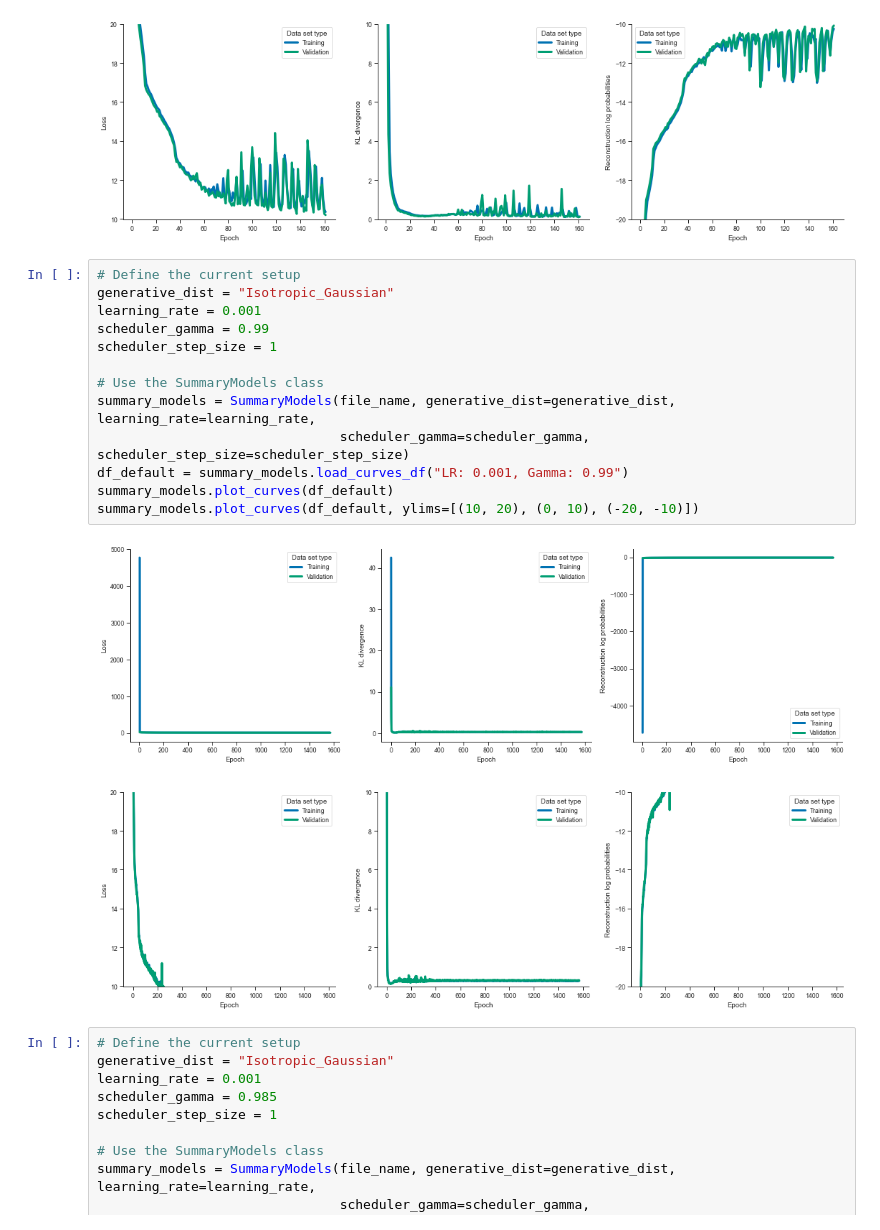
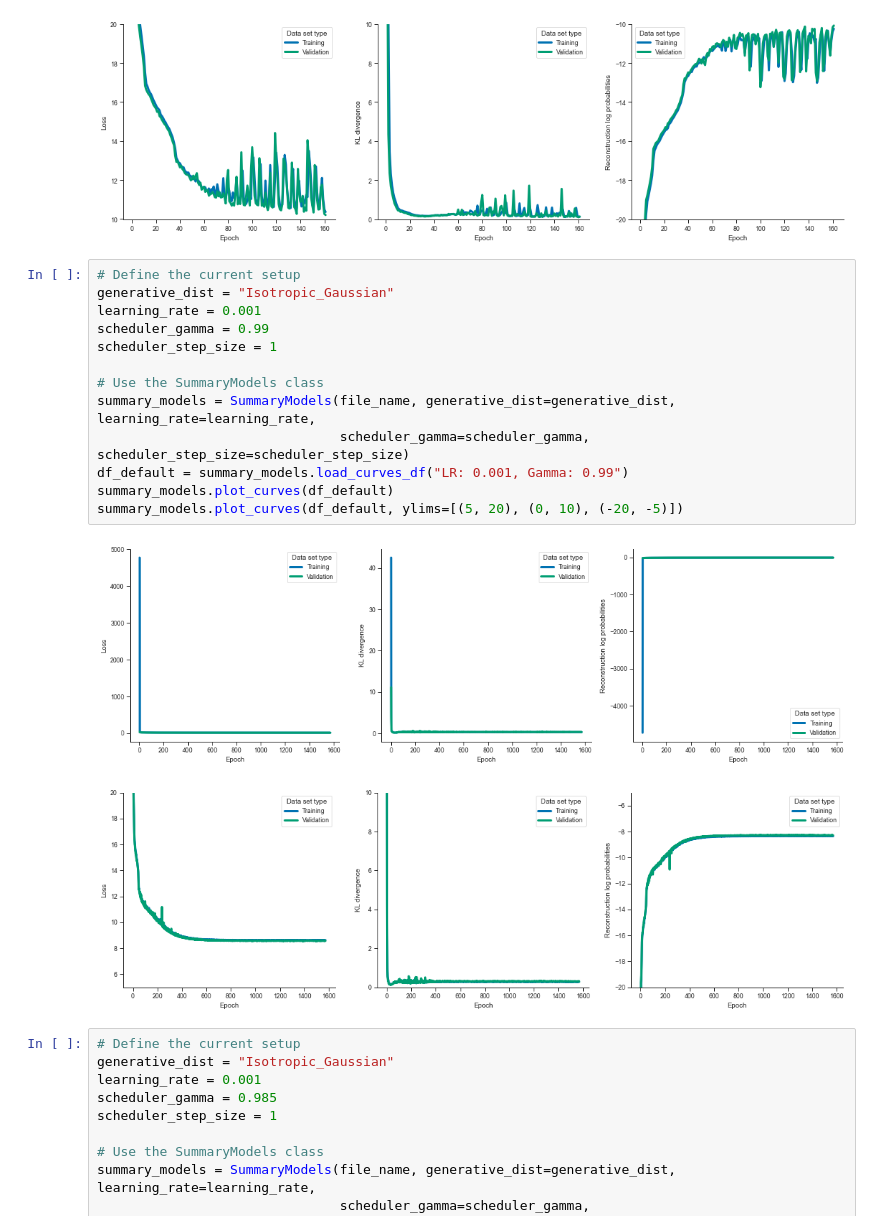
Before and after one commit to ThordurPall/vessel-trajectory-anomaly-detection, a Jupyter notebook: notebooks/Model Training/Learning Curves/Continuous Representation/Bornholm/Explore Training & Validation Curves - Fishing Vessels.ipynb, the cells around one changed output. Drawn from its saved outputs; the diff is of its cells as text.

```diff
--- a/notebooks/Model Training/Learning Curves/Continuous Representation/Bornholm/Explore Training & Validation Curves - Fishing Vessels.ipynb
+++ b/notebooks/Model Training/Learning Curves/Continuous Representation/Bornholm/Explore Training & Validation Curves - Fishing Vessels.ipynb
@@ -128,19 +128,19 @@ summary_models.plot_curves(df_default, ylims=[(10, 20), (0, 10), (-20, -10)])
 # %%
 # Define the current setup
 generative_dist = "Isotropic_Gaussian"
 learning_rate = 0.001
 scheduler_gamma = 0.99
 scheduler_step_size = 1
 
 # Use the SummaryModels class
 summary_models = SummaryModels(file_name, generative_dist=generative_dist, learning_rate=learning_rate,
                                scheduler_gamma=scheduler_gamma, scheduler_step_size=scheduler_step_size)
 df_default = summary_models.load_curves_df("LR: 0.001, Gamma: 0.99")
 summary_models.plot_curves(df_default)
-summary_models.plot_curves(df_default, ylims=[(10, 20), (0, 10), (-20, -10)])
+summary_models.plot_curves(df_default, ylims=[(5, 20), (0, 10), (-20, -5)])
 # %% [output]
 [figure]
-[figure, old version]
+[figure, new version]
 # %%
 # Define the current setup
 generative_dist = "Isotropic_Gaussian"
```
Also changed, not shown: parts of 11 cells of this notebook, 1 other file.
